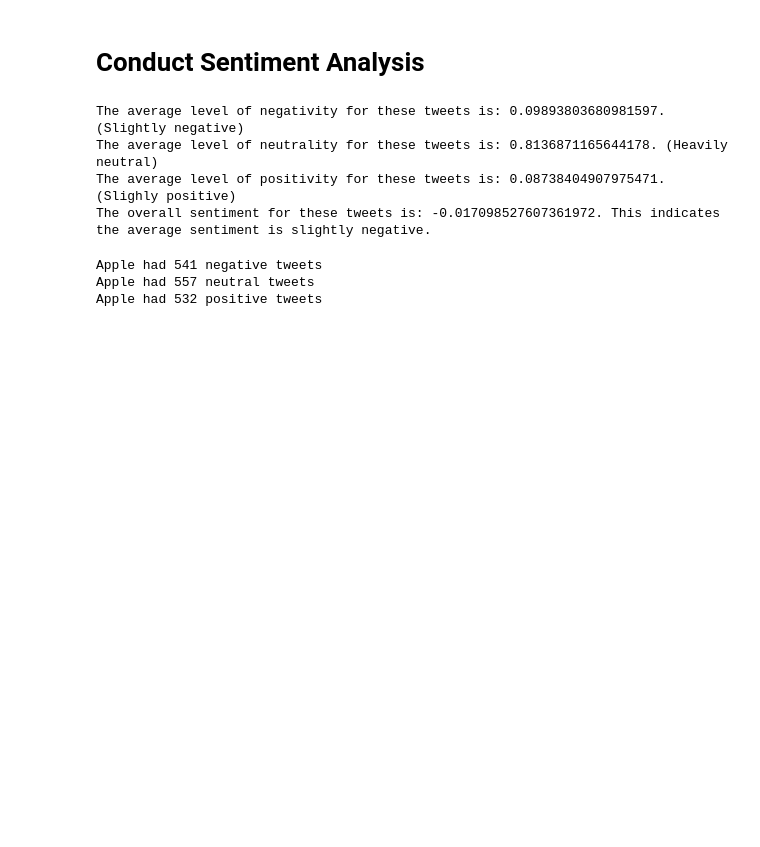
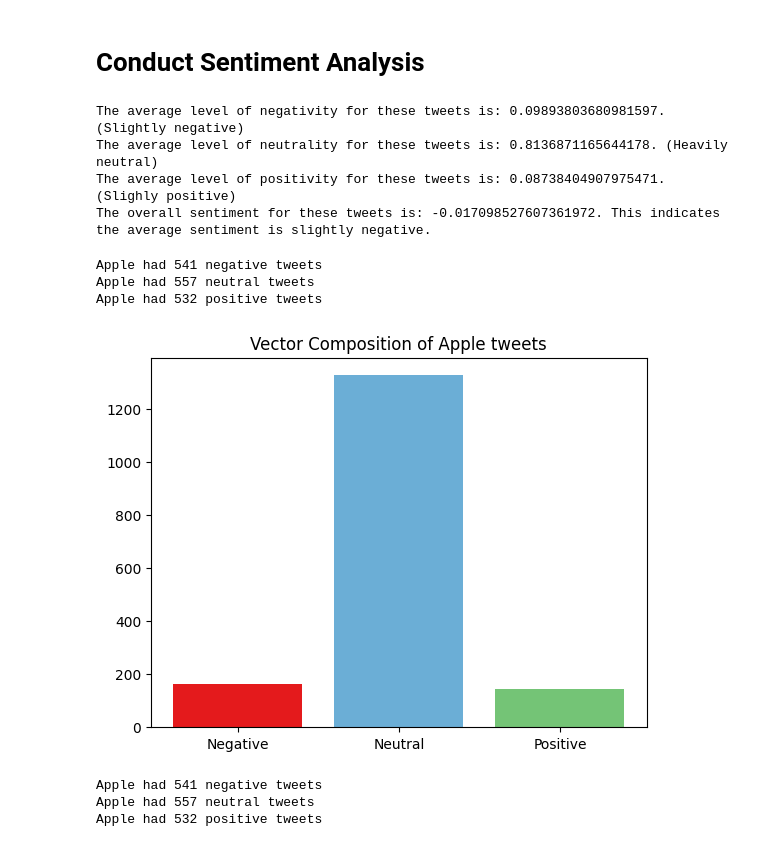
Before and after one commit to farazmsiddiqi/sentiment_analysis, a Jupyter notebook: sentiment_analyzer.ipynb, the cells around one changed output. Drawn from its saved outputs; the diff is of its cells as text; code cells hidden in the pictures; blank space fills up the shorter version.

```diff
--- a/sentiment_analyzer.ipynb
+++ b/sentiment_analyzer.ipynb
@@ -51,6 +51,23 @@ The average level of negativity for these tweets is: 0.09893803680981597. (Sligh
 The average level of neutrality for these tweets is: 0.8136871165644178. (Heavily neutral)
 The average level of positivity for these tweets is: 0.08738404907975471. (Slighly positive)
 The overall sentiment for these tweets is: -0.017098527607361972. This indicates the average sentiment is slightly negative.
+# %%
+labels = ["Negative", "Neutral", "Positive"]
+data = [negative, neutral, positive]
+colors = ['#e41a1c', '#6baed6', '#74c476']
+
+plt.title("Vector Composition of Apple tweets")
+plt.bar(labels, data, color=colors)
+
+# num neg, pos, neutral
+print(f'Apple had {overall_sentiment.count("NEG")} negative tweets')
+print(f'Apple had {overall_sentiment.count("NEU")} neutral tweets')
+print(f'Apple had {overall_sentiment.count("POS")} positive tweets')
+# %% [output]
+Apple had 541 negative tweets
+Apple had 557 neutral tweets
+Apple had 532 positive tweets
+[figure, added]
 # %%
 labels = ["Negative", "Neutral", "Positive"]
 data = [overall_sentiment.count("NEG"), overall_sentiment.count("NEU"), overall_sentiment.count("POS")]
```
Also changed, not shown: 1 other file.
